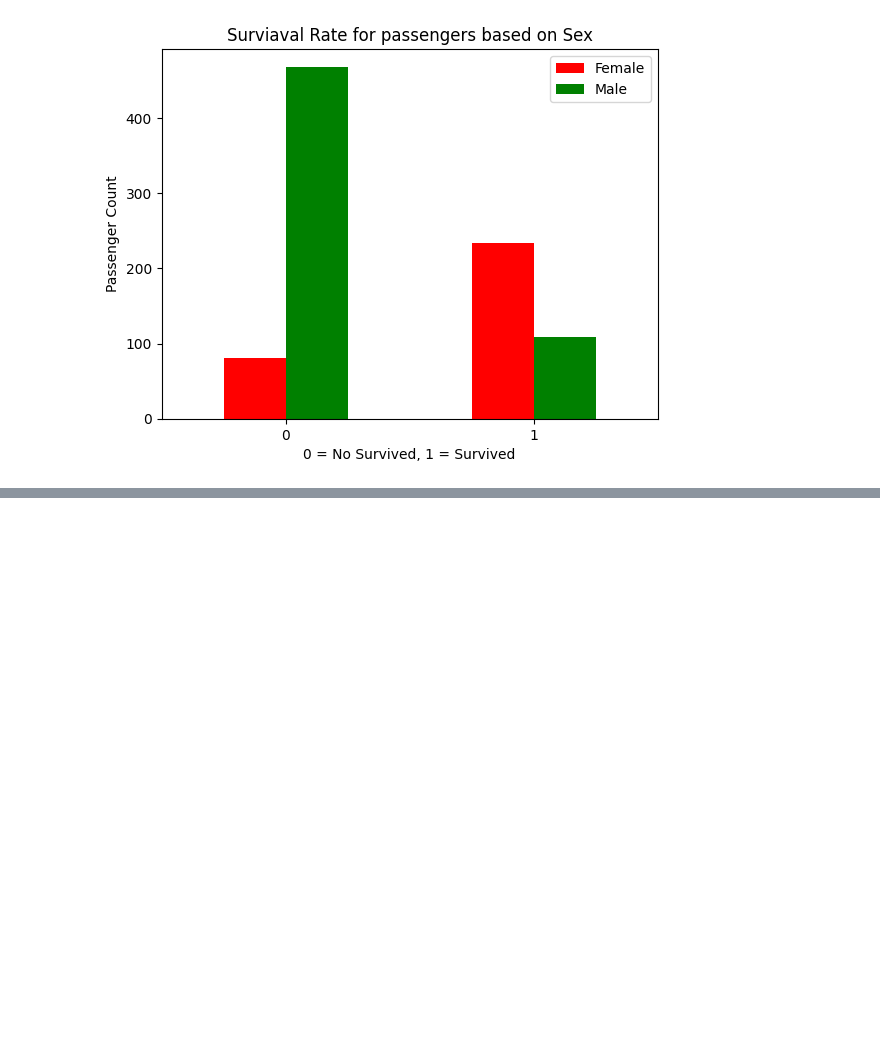
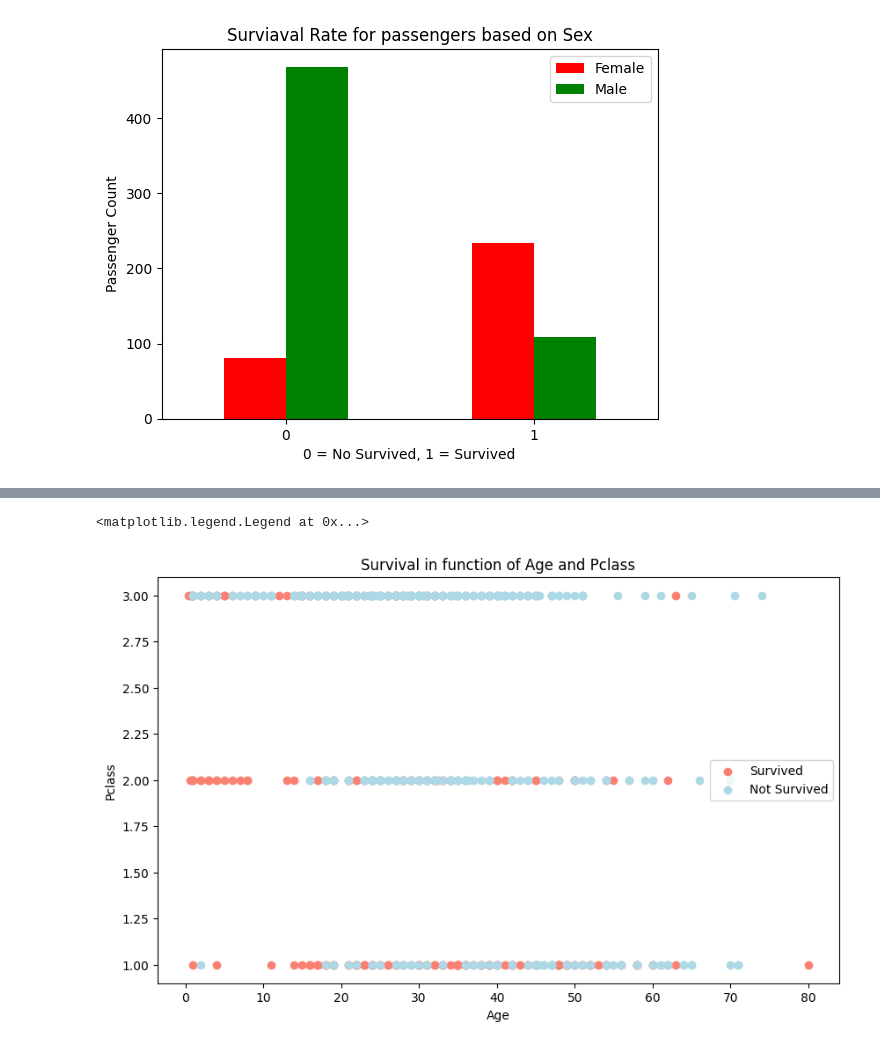
Before and after one commit to DilunVass/Titanic---Machine-Learning-from-Disaster-Kaggle, a Jupyter notebook: Notebook/data_visualization.ipynb, the cells around one changed output, grey strips where cells are left out. Drawn from its saved outputs; the diff is of its cells as text; code cells hidden in the pictures; blank space fills up the shorter version.

```diff
--- a/Notebook/data_visualization.ipynb
+++ b/Notebook/data_visualization.ipynb
@@ -159,0 +192,22 @@ plt.xticks(rotation=0)
+# %%
+# Create another figure
+plt.figure(figsize=(10, 6))
+
+# Scatter with positive examples
+plt.scatter(train_data.Age[train_data.Survived == 1],
+            train_data.Pclass[train_data.Survived == 1],
+            c="salmon")
+
+# Scatter with negative examples
+plt.scatter(train_data.Age[train_data.Survived == 0],
+            train_data.Pclass[train_data.Survived == 0],
+            c="lightblue")
+
+# Add some helpful info
+plt.title("Survival in function of Age and Pclass")
+plt.xlabel("Age")
+plt.ylabel("Pclass")
+plt.legend(["Survived", "Not Survived"])
+# %% [output]
+<matplotlib.legend.Legend at 0x...>
+[figure, added]
```
Also changed, not shown: parts of 3 cells of this notebook.
